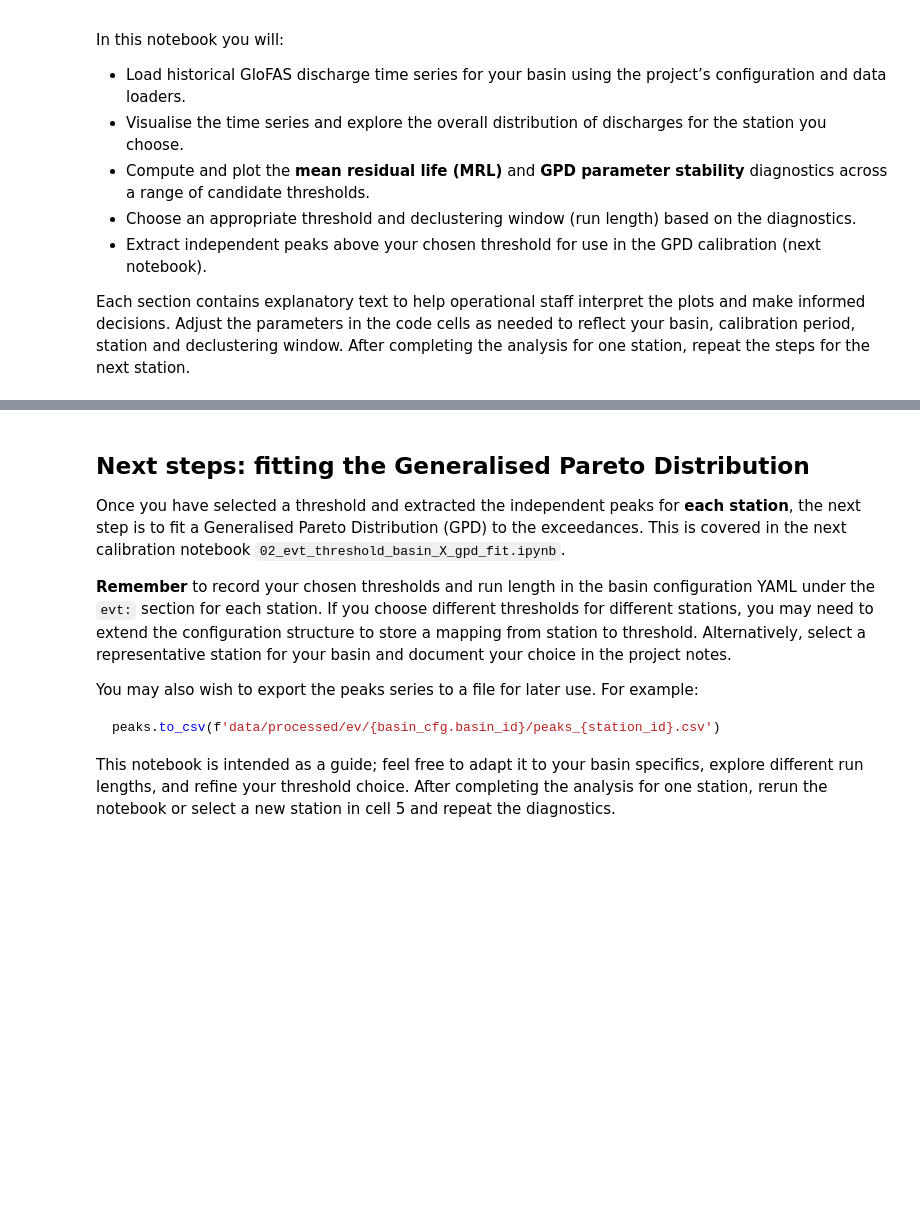
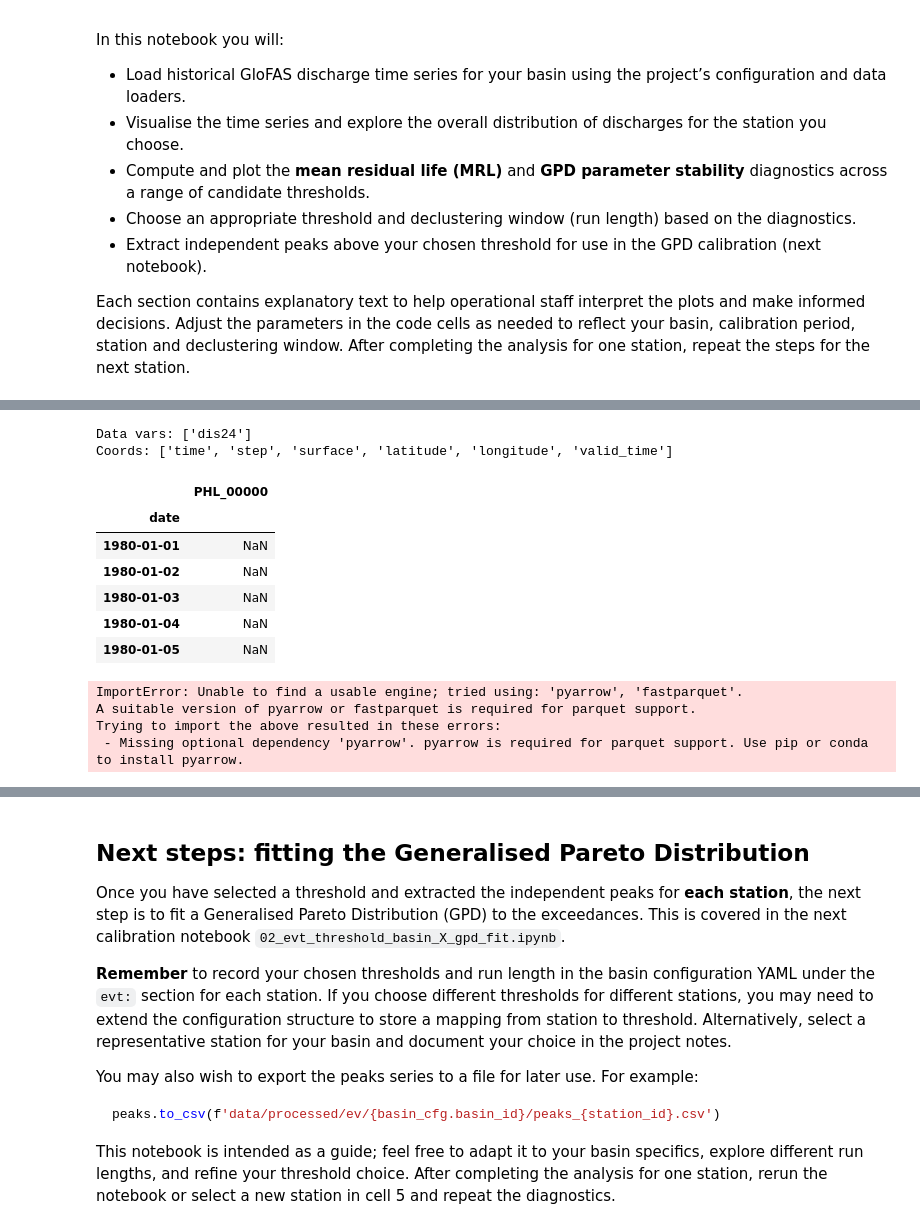
Before and after one commit to rodekruis/GLOFAS_ImpactFloodForecasting_PHL, a Jupyter notebook: calibration/notebooks/01_evt_threshold_basin_X.ipynb, the cells around one changed output, grey strips where cells are left out. Cells and saved outputs as stored; diff of their text form; code cells hidden in the pictures; blank space fills up the shorter version.

```diff
--- a/calibration/notebooks/01_evt_threshold_basin_X.ipynb
+++ b/calibration/notebooks/01_evt_threshold_basin_X.ipynb
@@ -15,7 +15,6 @@ In this notebook you will:
 
 Each section contains explanatory text to help operational staff interpret the plots and make informed decisions.  Adjust the parameters in the code cells as needed to reflect your basin, calibration period, station and declustering window.  After completing the analysis for one station, repeat the steps for the next station.
 # %%
-
 # Auto‑reload modules so that changes in src/ are picked up without restarting the kernel
 %load_ext autoreload
 %autoreload 2
@@ -31,7 +30,7 @@ from plotly.subplots import make_subplots
 
 # Ensure project source directory is on sys.path for imports
 # This assumes the notebook lives in calibration/notebooks/ and src/ is two levels up
-project_root = Path.cwd().resolve().parents[2]
+project_root = Path.cwd().resolve().parents[1]
 src_path = project_root / 'src'
 if src_path.as_posix() not in sys.path:
     sys.path.insert(0, src_path.as_posix())
@@ -81,3 +131,76 @@ num_thresholds = 20
+# %%
+import xarray as xr
+import pandas as pd
+from pathlib import Path
+import numpy as np
+
+raw_year_dir = project_root / "data" / "raw" / "glofas" / "historical" / "version_4_0" / "consolidated" / "discharge"/ "grib2"/ "area_35_63_4_131" / "1980"
+grib_files = sorted(raw_year_dir.glob("*.grib"))
+
+if not grib_files:
+    raise FileNotFoundError(f"No GRIB files found in: {raw_year_dir}")
+
+# Open one file to inspect variable/coord names
+ds0 = xr.open_dataset(grib_files[0], engine="cfgrib")
+print("Data vars:", list(ds0.data_vars))
+print("Coords:", list(ds0.coords))
+# %% [output]
+Data vars: ['dis24']
+Coords: ['time', 'step', 'surface', 'latitude', 'longitude', 'valid_time']
+# %%
+def _guess_latlon_names(ds):
+    lat_name = "latitude" if "latitude" in ds.coords else ("lat" if "lat" in ds.coords else None)
+    lon_name = "longitude" if "longitude" in ds.coords else ("lon" if "lon" in ds.coords else None)
+    if not lat_name or not lon_name:
+        raise ValueError(f"Could not find lat/lon coords in dataset. Coords: {list(ds.coords)}")
+    return lat_name, lon_name
+
+def _guess_discharge_var(ds):
+    # For GloFAS GRIB it might be 'dis24' or similar; fall back to the first var
+    for cand in ["dis24", "dis", "river_discharge_in_the_last_24_hours"]:
+        if cand in ds.data_vars:
+            return cand
+    return list(ds.data_vars)[0]
+
+lat_name, lon_name = _guess_latlon_names(ds0)
+var_name = _guess_discharge_var(ds0)
+
+# Read all files and concatenate along time
+datasets = []
+for f in grib_files:
+    ds = xr.open_dataset(f, engine="cfgrib")
+    datasets.append(ds[[var_name]])
+
+ds_all = xr.concat(datasets, dim="time").sortby("time")
+
+# Extract nearest grid cell for each point
+ts = {}
+for _, row in points.iterrows():
+    pid, lat, lon = row["point_id"], row["lat"], row["lon"]
+    sel = ds_all[var_name].sel({lat_name: lat, lon_name: lon}, method="nearest")
+    ts[pid] = sel.to_pandas()
+
+discharge_df = pd.DataFrame(ts).sort_index()
+discharge_df.index.name = "date"
+discharge_df.head()
+# %% [output]
+|  | PHL_00000 |
+| date |  |
+| 1980-01-01 | NaN |
+| 1980-01-02 | NaN |
+| 1980-01-03 | NaN |
+| 1980-01-04 | NaN |
+| 1980-01-05 | NaN |
+# %%
+out_path = repo_root / "data" / "processed" / "glofas" / "timeseries" / f"{basin_cfg.basin_id}__discharge.parquet"
+out_path.parent.mkdir(parents=True, exist_ok=True)
+discharge_df.to_parquet(out_path)
+print("Wrote:", out_path)
+# %% [output]
+ImportError: Unable to find a usable engine; tried using: 'pyarrow', 'fastparquet'.
+A suitable version of pyarrow or fastparquet is required for parquet support.
+Trying to import the above resulted in these errors:
+ - Missing optional dependency 'pyarrow'. pyarrow is required for parquet support. Use pip or conda to install pyarrow.
 # %%
 
 # Load the basin configuration.  This dataclass defines GloFAS station IDs
```
Also changed, not shown: parts of 4 cells of this notebook, 36 other files.
